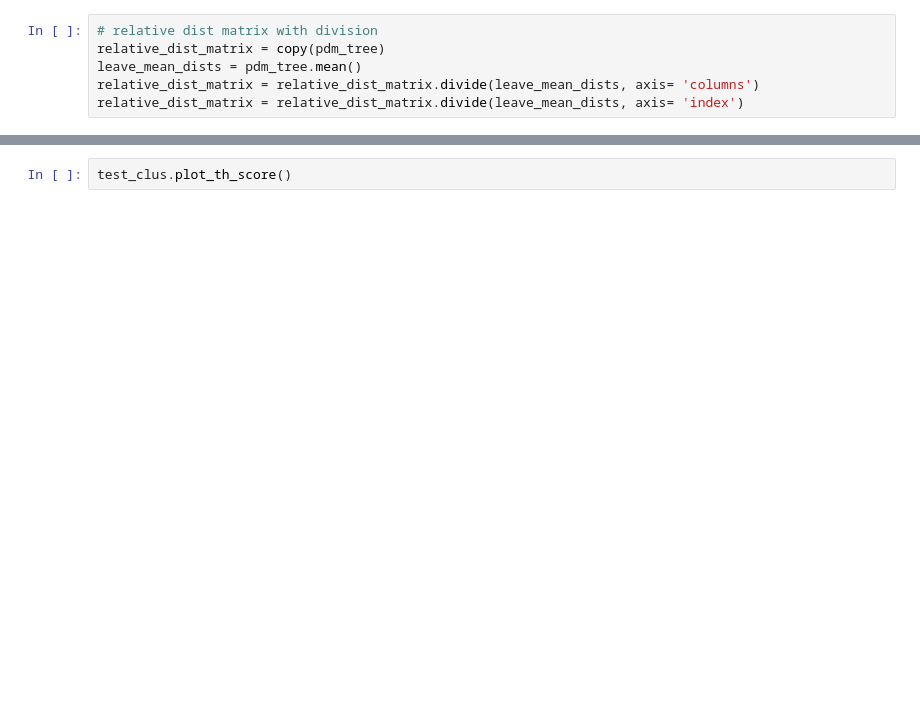
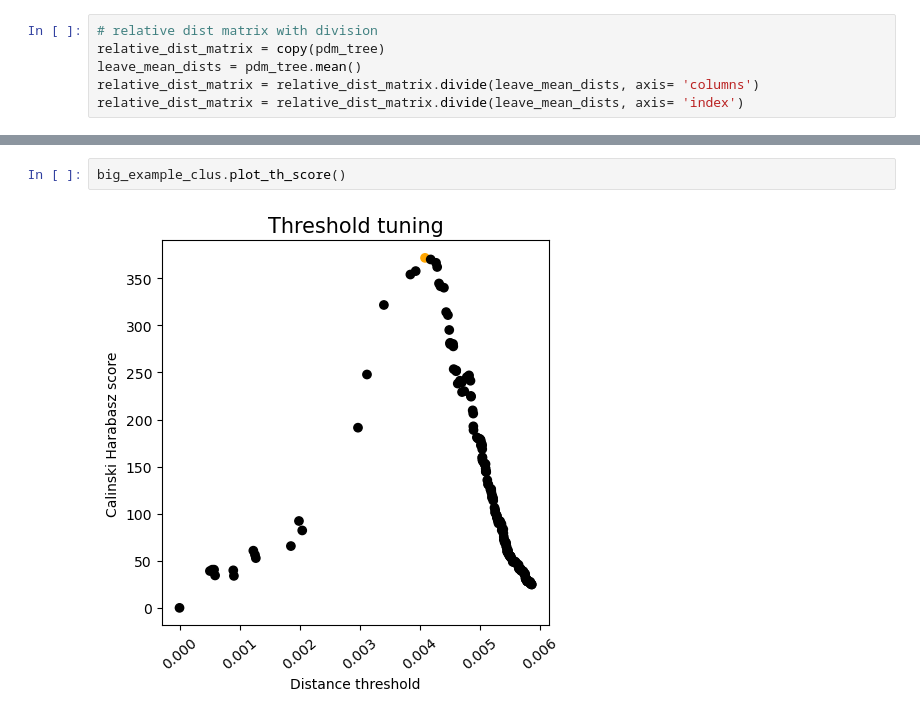
Before and after one commit to HughMurrell/phytclust, a Jupyter notebook: notebooks/simple_example.ipynb, the cells around one changed output, grey strips where cells are left out. Drawn from its saved outputs; the diff is of its cells as text; blank space fills up the shorter version.

```diff
--- a/notebooks/simple_example.ipynb
+++ b/notebooks/simple_example.ipynb
@@ -30,2 +88,4 @@ test_clus.plot_summary()
 # %%
-test_clus.plot_th_score()
+big_example_clus.plot_th_score()
+# %% [output]
+[figure, added]
```
Also changed, not shown: parts of 16 cells of this notebook, 8 other files.
